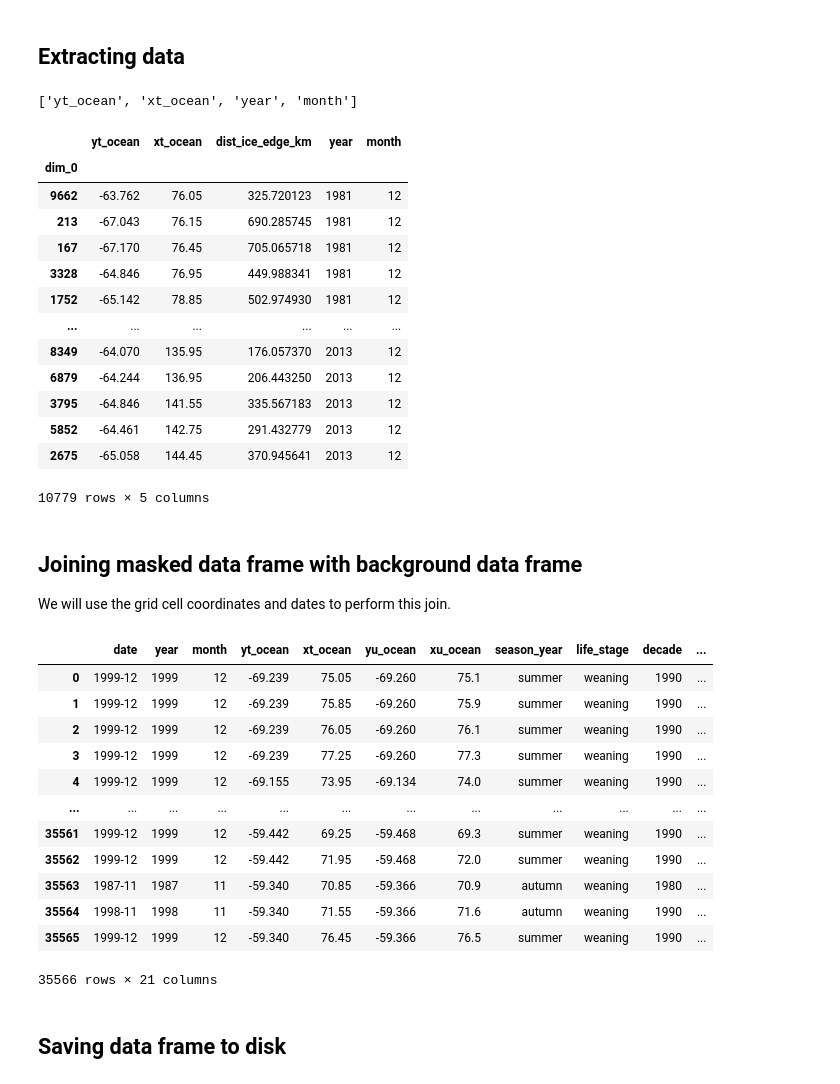
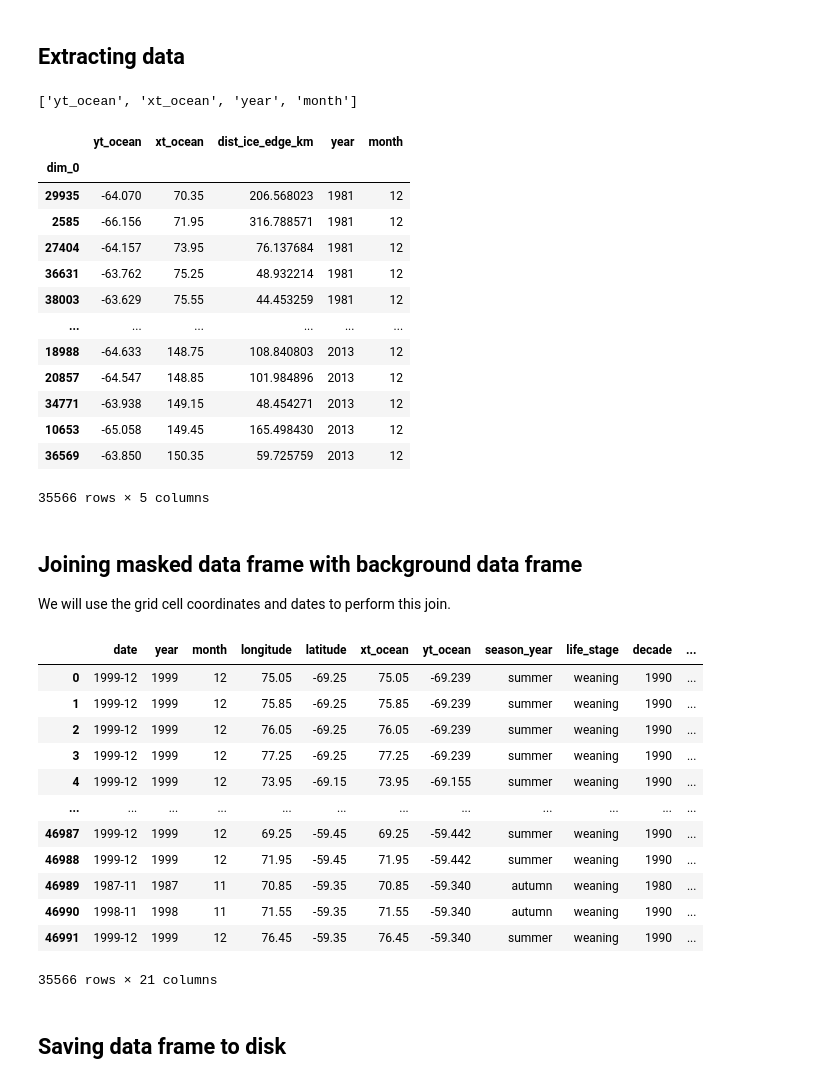
Before and after one commit to lidefi87/Crabeater_Distribution_East_Antarctica, a Jupyter notebook: Scripts/03_Matching_bio_env_data/02b_Matching_Obs-env_background.ipynb, the cells around one changed output. Saved outputs shown, nothing was run; the diff lists cells and outputs as text; code cells hidden in the pictures.

```diff
--- a/Scripts/03_Matching_bio_env_data/02b_Matching_Obs-env_background.ipynb
+++ b/Scripts/03_Matching_bio_env_data/02b_Matching_Obs-env_background.ipynb
@@ -35,7 +35,7 @@ client
 Given the amount of crabeater seal observations and the time period covered by this dataset, the extraction of these values may take some time. It is recommended to save the data frame after every time a new variable is extracted. This way we can avoid losing data.
 # %%
 #Loading dataset as pandas data frame
-crabeaters = pd.read_csv('../Biological_Data/BG_points/unique_background_5x_obs_grid.csv')
+crabeaters = pd.read_csv('../Biological_Data/BG_points/unique_background_20x_obs_grid.csv')
 
 #Ensuring date column is formatted correctly (year-month)
 crabeaters['date'] = crabeaters.apply(lambda x: f'{x.year}-{str(x.month).zfill(2)}', axis = 1)
@@ -60,23 +60,23 @@ crabeaters
 ## Loading environmental data from observations
 # %%
 #Creating dictionary with useful information
-varDict = {'var_name': 'dist_ice_edge_km',
+varDict = {'var_original': 'dist_km',
            #Folder containing obs
            'obs_main': '/g/data/v45/la6889/Chapter2_Crabeaters/SeaIceObs/Distance_Edge/*.nc',
+           #Name to store variable in final data frame
+           'var_short': 'dist_ice_edge_km',
            #Output folder
-           'base_out': '../Environmental_Data/Env_obs/'}
+           'base_out': '../Environmental_Data/Env_obs'}
 # %%
 #Getting list of all obs in folder
 files_var = sorted(glob(varDict['obs_main']))
+var = varDict['var_original']
 
 #Loading all data into single dataset
-var_df = xr.open_mfdataset(files_var)
-var_df = var_df.rename_vars({'dist_km': 'dist_ice_edge_km'})
-# var_df = var_df.rename_vars({'__xarray_dataarray_variable__': 'SST_degC'})
-var_df = var_df.dist_ice_edge_km.rename({'lon': 'xt_ocean', 'lat': 'yt_ocean'})
-
-#Subsetting data to Indian sectors
-var_df = var_df.sel(yt_ocean = slice(-80, -40), xt_ocean = slice(30, 170))
+var_df = xr.open_mfdataset(files_var)[var]
+var_df.name = varDict['var_short']
+if 'xt_ocean' not in var_df.coords:
+    var_df = var_df.rename({'lon': 'xt_ocean', 'lat': 'yt_ocean'})
 
 #Checking results
 var_df
@@ -120,41 +120,39 @@ time = xr.DataArray(crabeaters.apply(lambda x: pd.to_datetime(f'{x.date}-16'), a
 # %%
 #Extracting data
 var_sub = var_df.sel(time = time, yt_ocean = lat, xt_ocean = lon, method = 'nearest')
 
 #Transforming to data frame
 var_pd = var_sub.to_dataframe().sort_values(['time', 'xt_ocean', 'yt_ocean'])
 #Adding year and month
 var_pd['year'] = var_pd.time.dt.year
 var_pd['month'] = var_pd.time.dt.month
 #Removing time column that is no longer needed
 var_pd.drop(columns = 'time', inplace = True)
 #Finding name of columns to round up
 round_cols = [i for i in var_pd.columns if 'ocean' in i]
 #Rounding coordinate values prior to merging
 var_pd = var_pd.round({round_cols[0]: 3, round_cols[1]: 3})
-#Renaming variable to be added to crabeater data
-var_pd.rename(columns = {varDict['var_mod']: varDict['var_short_name']}, inplace = True)
 #Getting column names for merging
-cols = var_pd.drop(columns = varDict['var_short_name']).columns.tolist()
+cols = var_pd.drop(columns = varDict['var_short']).columns.tolist()
 
 #Checking results
 print(cols); var_pd
 # %% [output]
 ['yt_ocean', 'xt_ocean', 'year', 'month']
 |  | yt_ocean | xt_ocean | dist_ice_edge_km | year | month |
 | dim_0 |  |  |  |  |  |
-| 9662 | -63.762 | 76.05 | 325.720123 | 1981 | 12 |
-| 213 | -67.043 | 76.15 | 690.285745 | 1981 | 12 |
-| 167 | -67.170 | 76.45 | 705.065718 | 1981 | 12 |
-| 3328 | -64.846 | 76.95 | 449.988341 | 1981 | 12 |
-| 1752 | -65.142 | 78.85 | 502.974930 | 1981 | 12 |
+| 29935 | -64.070 | 70.35 | 206.568023 | 1981 | 12 |
+| 2585 | -66.156 | 71.95 | 316.788571 | 1981 | 12 |
+| 27404 | -64.157 | 73.95 | 76.137684 | 1981 | 12 |
+| 36631 | -63.762 | 75.25 | 48.932214 | 1981 | 12 |
+| 38003 | -63.629 | 75.55 | 44.453259 | 1981 | 12 |
 | ... | ... | ... | ... | ... | ... |
-| 8349 | -64.070 | 135.95 | 176.057370 | 2013 | 12 |
-| 6879 | -64.244 | 136.95 | 206.443250 | 2013 | 12 |
-| 3795 | -64.846 | 141.55 | 335.567183 | 2013 | 12 |
-| 5852 | -64.461 | 142.75 | 291.432779 | 2013 | 12 |
-| 2675 | -65.058 | 144.45 | 370.945641 | 2013 | 12 |
+| 18988 | -64.633 | 148.75 | 108.840803 | 2013 | 12 |
+| 20857 | -64.547 | 148.85 | 101.984896 | 2013 | 12 |
+| 34771 | -63.938 | 149.15 | 48.454271 | 2013 | 12 |
+| 10653 | -65.058 | 149.45 | 165.498430 | 2013 | 12 |
+| 36569 | -63.850 | 150.35 | 59.725759 | 2013 | 12 |
-10779 rows × 5 columns
+35566 rows × 5 columns
 # %% [markdown]
 ## Joining masked data frame with background data frame
 We will use the grid cell coordinates and dates to perform this join.
@@ -163,18 +161,18 @@ crabeaters = crabeaters.merge(var_pd, on = cols, how = 'left')
 crabeaters = crabeaters.drop_duplicates()
 crabeaters
 # %% [output]
-|  | date | year | month | yt_ocean | xt_ocean | yu_ocean | xu_ocean | season_year | life_stage | decade | ... |
-| 0 | 1999-12 | 1999 | 12 | -69.239 | 75.05 | -69.260 | 75.1 | summer | weaning | 1990 | ... |
-| 1 | 1999-12 | 1999 | 12 | -69.239 | 75.85 | -69.260 | 75.9 | summer | weaning | 1990 | ... |
-| 2 | 1999-12 | 1999 | 12 | -69.239 | 76.05 | -69.260 | 76.1 | summer | weaning | 1990 | ... |
-| 3 | 1999-12 | 1999 | 12 | -69.239 | 77.25 | -69.260 | 77.3 | summer | weaning | 1990 | ... |
-| 4 | 1999-12 | 1999 | 12 | -69.155 | 73.95 | -69.134 | 74.0 | summer | weaning | 1990 | ... |
+|  | date | year | month | longitude | latitude | xt_ocean | yt_ocean | season_year | life_stage | decade | ... |
+| 0 | 1999-12 | 1999 | 12 | 75.05 | -69.25 | 75.05 | -69.239 | summer | weaning | 1990 | ... |
+| 1 | 1999-12 | 1999 | 12 | 75.85 | -69.25 | 75.85 | -69.239 | summer | weaning | 1990 | ... |
+| 2 | 1999-12 | 1999 | 12 | 76.05 | -69.25 | 76.05 | -69.239 | summer | weaning | 1990 | ... |
+| 3 | 1999-12 | 1999 | 12 | 77.25 | -69.25 | 77.25 | -69.239 | summer | weaning | 1990 | ... |
+| 4 | 1999-12 | 1999 | 12 | 73.95 | -69.15 | 73.95 | -69.155 | summer | weaning | 1990 | ... |
 | ... | ... | ... | ... | ... | ... | ... | ... | ... | ... | ... | ... |
-| 35561 | 1999-12 | 1999 | 12 | -59.442 | 69.25 | -59.468 | 69.3 | summer | weaning | 1990 | ... |
-| 35562 | 1999-12 | 1999 | 12 | -59.442 | 71.95 | -59.468 | 72.0 | summer | weaning | 1990 | ... |
-| 35563 | 1987-11 | 1987 | 11 | -59.340 | 70.85 | -59.366 | 70.9 | autumn | weaning | 1980 | ... |
-| 35564 | 1998-11 | 1998 | 11 | -59.340 | 71.55 | -59.366 | 71.6 | autumn | weaning | 1990 | ... |
-| 35565 | 1999-12 | 1999 | 12 | -59.340 | 76.45 | -59.366 | 76.5 | summer | weaning | 1990 | ... |
+| 46987 | 1999-12 | 1999 | 12 | 69.25 | -59.45 | 69.25 | -59.442 | summer | weaning | 1990 | ... |
+| 46988 | 1999-12 | 1999 | 12 | 71.95 | -59.45 | 71.95 | -59.442 | summer | weaning | 1990 | ... |
+| 46989 | 1987-11 | 1987 | 11 | 70.85 | -59.35 | 70.85 | -59.340 | autumn | weaning | 1980 | ... |
+| 46990 | 1998-11 | 1998 | 11 | 71.55 | -59.35 | 71.55 | -59.340 | autumn | weaning | 1990 | ... |
+| 46991 | 1999-12 | 1999 | 12 | 76.45 | -59.35 | 76.45 | -59.340 | summer | weaning | 1990 | ... |
 35566 rows × 21 columns
 # %% [markdown]
 ## Saving data frame to disk
```
Also changed, not shown: parts of 3 cells of this notebook, 4 other files.
